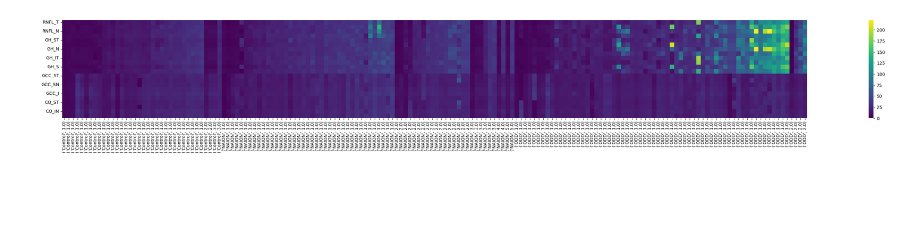
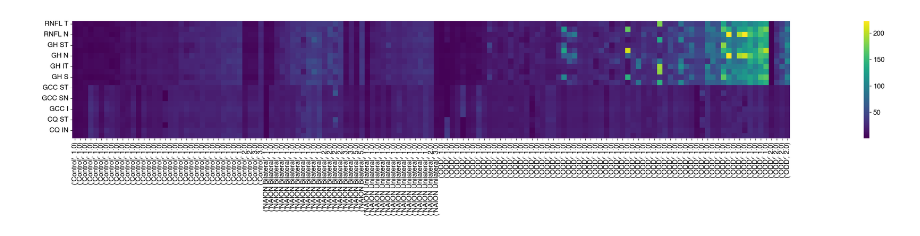
Before and after one commit to miaomiaoyu/ocumet, a Jupyter notebook: scripts/ocumet_tmp.ipynb, the cells around one changed output. Saved outputs shown, nothing was run; the diff lists cells and outputs as text; code cells hidden in the pictures; blank space fills up the shorter version.

```diff
--- a/scripts/ocumet_tmp.ipynb
+++ b/scripts/ocumet_tmp.ipynb
@@ -66,0 +85,15 @@ for diagnosis in ['ODD', 'Control', 'NAION']:
+# %%
+scaled_data = data.copy()
+ctrl_data = data[data['DiagnosisTmp']=='Control']
+scaled_data[dvars] = standardize_to_controls(data[dvars], ctrl_data[dvars])
+
+fig = plt.figure()
+g = sns.clustermap(data[dvars].T, z_score=0, cmap=cpal.diverge(), center=0, figsize=(40,10), dendrogram_ratio=(.08,.2), col_colors=diagnosis_colors)
+
+yticklabels = g.ax_heatmap.axes.get_yticklabels()
+yticklabels = [labels.get_text().replace("_", " ") for labels in yticklabels]
+g.ax_heatmap.axes.set_yticklabels(yticklabels)
+g.tick_params(axis='x', labelbottom=False)
+plt.tight_layout()
+plt.show()
+fpf = data.copy()
@@ -67,12 +107,18 @@ for diagnosis in ['ODD', 'Control', 'NAION']:
 # %%
-data['tmp'] = data[dvars].median(axis=1)  # since this is not a clustermap, this helps arrange it by intensity
-data = data[data['Diagnosis'].isin(['ODD', 'NAION', 'Control'])]
+fpf['Ranking FPF'] = fpf[dvars].median(axis=1)  # since this is not a clustermap, this helps arrange it by intensity
 
-fpf_visno = data.groupby(['Diagnosis', 'Visit_no', 'tmp'])[dvars].mean().reset_index() # data.copy()
-fpf_visno = fpf_visno.sort_values(by=['Diagnosis', 'Visit_no', 'tmp'])
-fpf_visno.index = fpf_visno[['Diagnosis', 'Visit_no']]
-plt.figure(figsize=(50,4))
-sns.heatmap(fpf_visno[dvars].T, cmap='viridis', square=True)
+fpf_visno = fpf.groupby(['DiagnosisTmp', 'Visit_no', 'Ranking FPF'])[dvars].mean().reset_index() # data.copy()
+fpf_visno = fpf_visno.sort_values(by=['DiagnosisTmp', 'Visit_no', 'Ranking FPF'])
+fpf_visno.index = fpf_visno[['DiagnosisTmp', 'Visit_no']]
+
+fig = plt.figure(figsize=(40,10))
+g = sns.heatmap(fpf_visno[dvars].T, cmap='viridis', square=True)
+yticklabels = g.get_yticklabels()
+yticklabels = [labels.get_text().replace("_", " ") for labels in yticklabels]
+g.set_yticklabels(yticklabels)
+fig.savefig(
+    "../output/heatmap_Ctrl_NAION_ODD.svg", dpi='figure', format='svg')
+
 plt.show()
 # %% [output]
-[figure, old version]
+[figure, new version]
```
Also changed, not shown: parts of 15 cells of this notebook, 8 other files.
